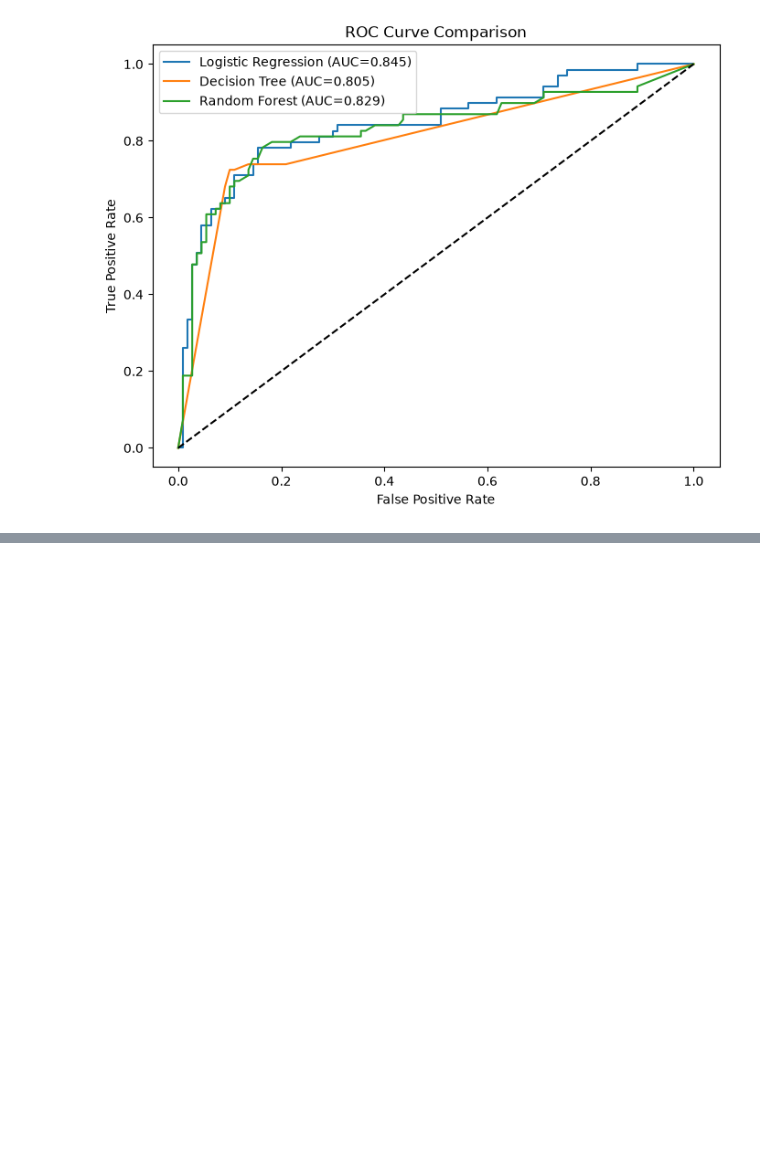
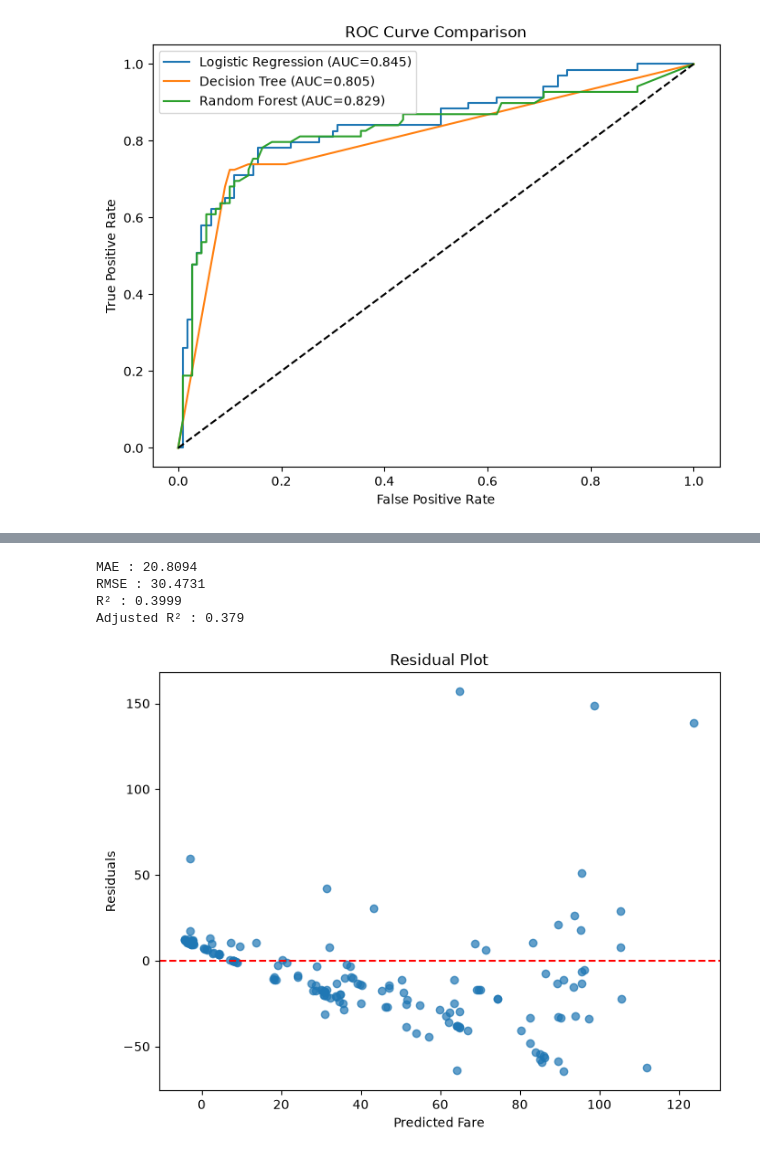
Before and after one commit to jeevanvenkateshjoniboyina-afk/zepto-data-ai-platform, a Jupyter notebook: analytics/02_modeling.ipynb, the cells around one changed output, grey strips where cells are left out. Drawn from its saved outputs; the diff is of its cells as text; code cells hidden in the pictures; blank space fills up the shorter version.

```diff
--- a/analytics/02_modeling.ipynb
+++ b/analytics/02_modeling.ipynb
@@ -387,0 +720,14 @@ plt.show()
+# %%
+# Create Regression Pipeline
+regression_pipeline = Pipeline([
+    ("preprocessor", preprocessor_reg),
+    ("regressor", LinearRegression())
+])
+# %%
+#Train the Model
+regression_pipeline.fit(
+    X_train_reg,
+    y_train_reg
+)
+
+print("Linear Regression Model Trained Successfully")
@@ -387,0 +736,65 @@ plt.show()
+# %%
+#predict
+fare_predictions = regression_pipeline.predict(X_test_reg)
+# %%
+#Calculate Metrics
+mae = mean_absolute_error(
+    y_test_reg,
+    fare_predictions
+)
+
+rmse = np.sqrt(
+    mean_squared_error(
+        y_test_reg,
+        fare_predictions
+    )
+)
+
+r2 = r2_score(
+    y_test_reg,
+    fare_predictions
+)
+
+n = len(y_test_reg)
+
+p = X_reg.shape[1]
+
+adjusted_r2 = 1 - (
+    ((1 - r2) * (n - 1)) /
+    (n - p - 1)
+)
+
+print("MAE :", round(mae,4))
+print("RMSE :", round(rmse,4))
+print("R² :", round(r2,4))
+print("Adjusted R² :", round(adjusted_r2,4))
+# %% [output]
+MAE : 20.8094
+RMSE : 30.4731
+R² : 0.3999
+Adjusted R² : 0.379
+# %%
+#Residual Plot
+residuals = y_test_reg - fare_predictions
+
+plt.figure(figsize=(8,6))
+
+plt.scatter(
+    fare_predictions,
+    residuals,
+    alpha=0.7
+)
+
+plt.axhline(
+    y=0,
+    color="red",
+    linestyle="--"
+)
+
+plt.xlabel("Predicted Fare")
+plt.ylabel("Residuals")
+plt.title("Residual Plot")
+
+plt.show()
+# %% [output]
+[figure, added]
```
Also changed, not shown: parts of 28 cells of this notebook.
